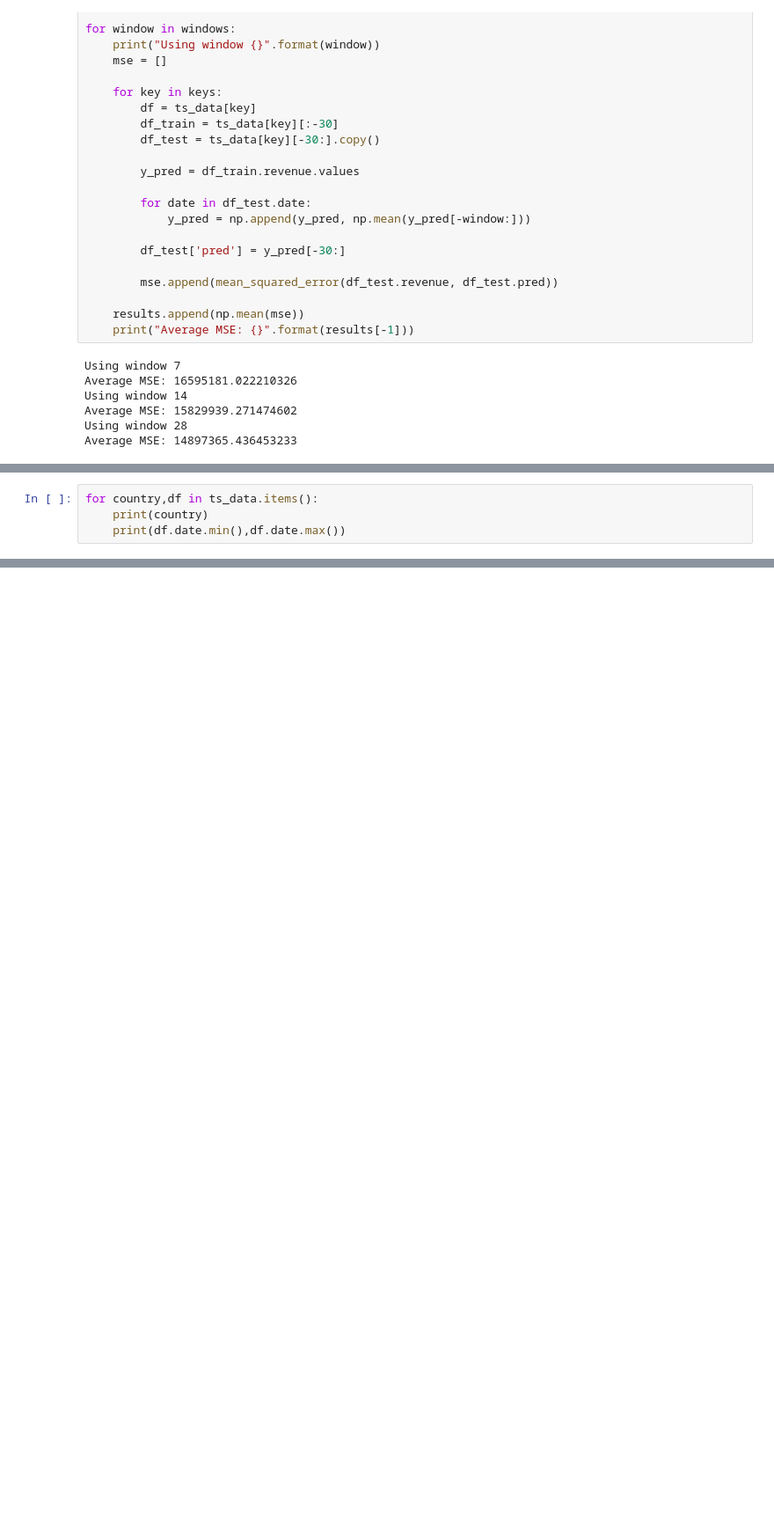
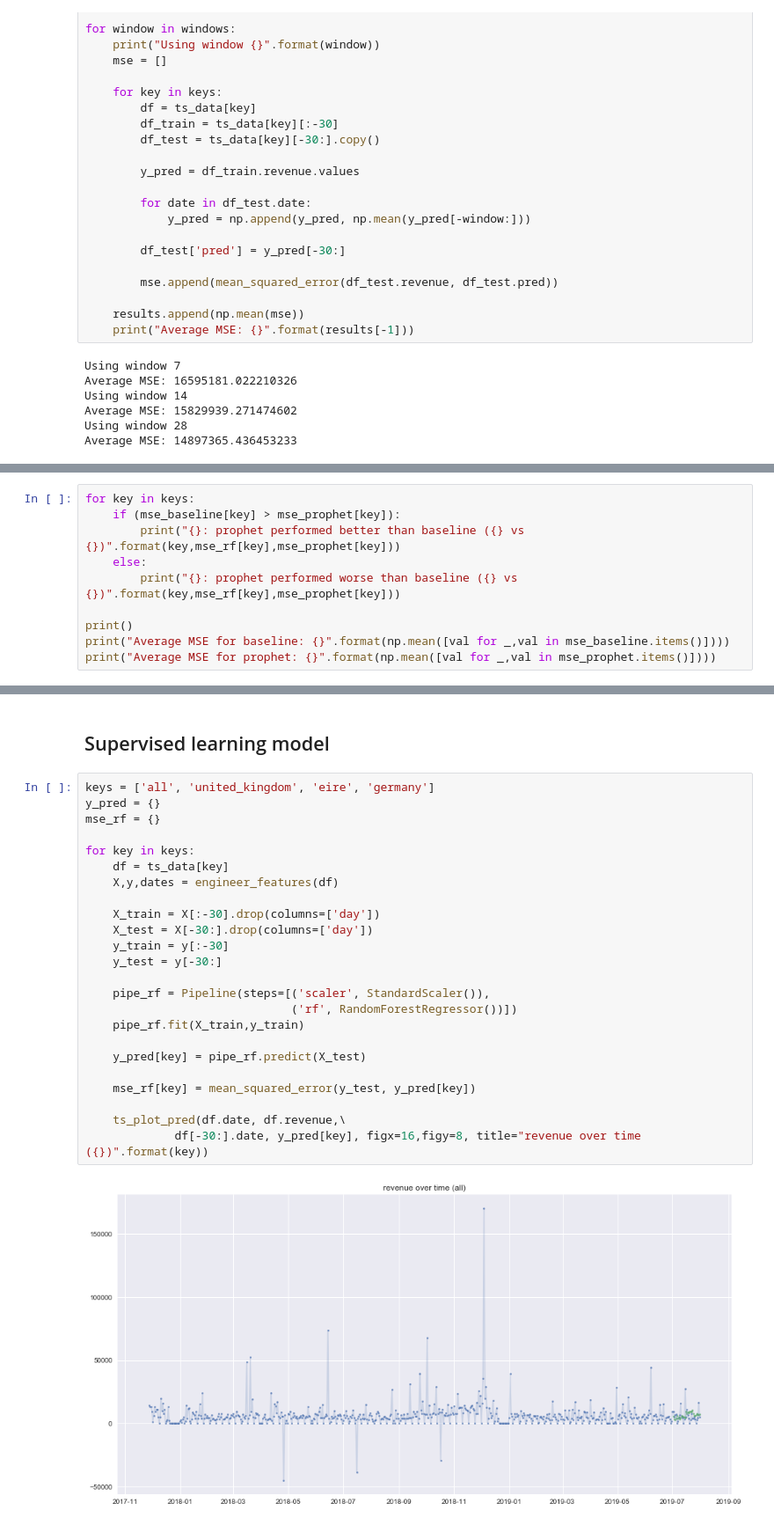
Before and after one commit to rdpb/ibm-ai-capstone, a Jupyter notebook: Part 2 - Model building and selection.ipynb, the cells around one changed output, grey strips where cells are left out. Shown at 88% size. Drawn from its saved outputs; the diff is of its cells as text; blank space fills up the shorter version.

```diff
--- a/Part 2 - Model building and selection.ipynb
+++ b/Part 2 - Model building and selection.ipynb
@@ -125,4 +103,0 @@ df[df.date<'2019-06']
-# %%
-for country,df in ts_data.items():
-    print(country)
-    print(df.date.min(),df.date.max())
@@ -162,0 +132,10 @@ df
+# %%
+for key in keys:
+    if (mse_baseline[key] > mse_prophet[key]):
+        print("{}: prophet performed better than baseline ({} vs {})".format(key,mse_rf[key],mse_prophet[key]))
+    else:
+        print("{}: prophet performed worse than baseline ({} vs {})".format(key,mse_rf[key],mse_prophet[key]))
+
+print()
+print("Average MSE for baseline: {}".format(np.mean([val for _,val in mse_baseline.items()])))
+print("Average MSE for prophet: {}".format(np.mean([val for _,val in mse_prophet.items()])))
@@ -162,0 +150,28 @@ df
+# %% [markdown]
+## Supervised learning model
+# %%
+keys = ['all', 'united_kingdom', 'eire', 'germany']
+y_pred = {}
+mse_rf = {}
+
+for key in keys:
+    df = ts_data[key]
+    X,y,dates = engineer_features(df)
+
+    X_train = X[:-30].drop(columns=['day'])
+    X_test = X[-30:].drop(columns=['day'])
+    y_train = y[:-30]
+    y_test = y[-30:]
+
+    pipe_rf = Pipeline(steps=[('scaler', StandardScaler()),
+                              ('rf', RandomForestRegressor())])
+    pipe_rf.fit(X_train,y_train)
+
+    y_pred[key] = pipe_rf.predict(X_test)
+
+    mse_rf[key] = mean_squared_error(y_test, y_pred[key])
+
+    ts_plot_pred(df.date, df.revenue,\
+             df[-30:].date, y_pred[key], figx=16,figy=8, title="revenue over time ({})".format(key))
+# %% [output]
+[figure, added]
```
Also changed, not shown: parts of 17 cells of this notebook.
